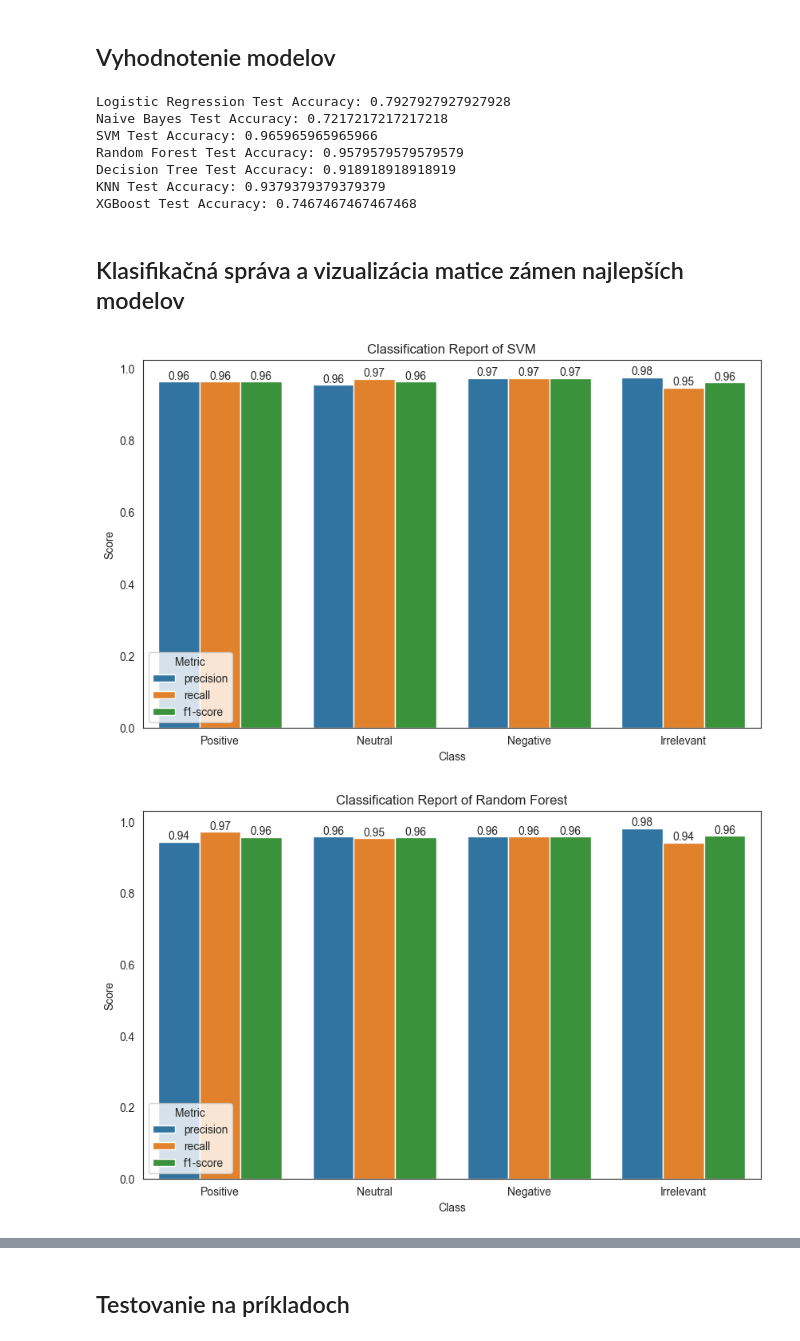
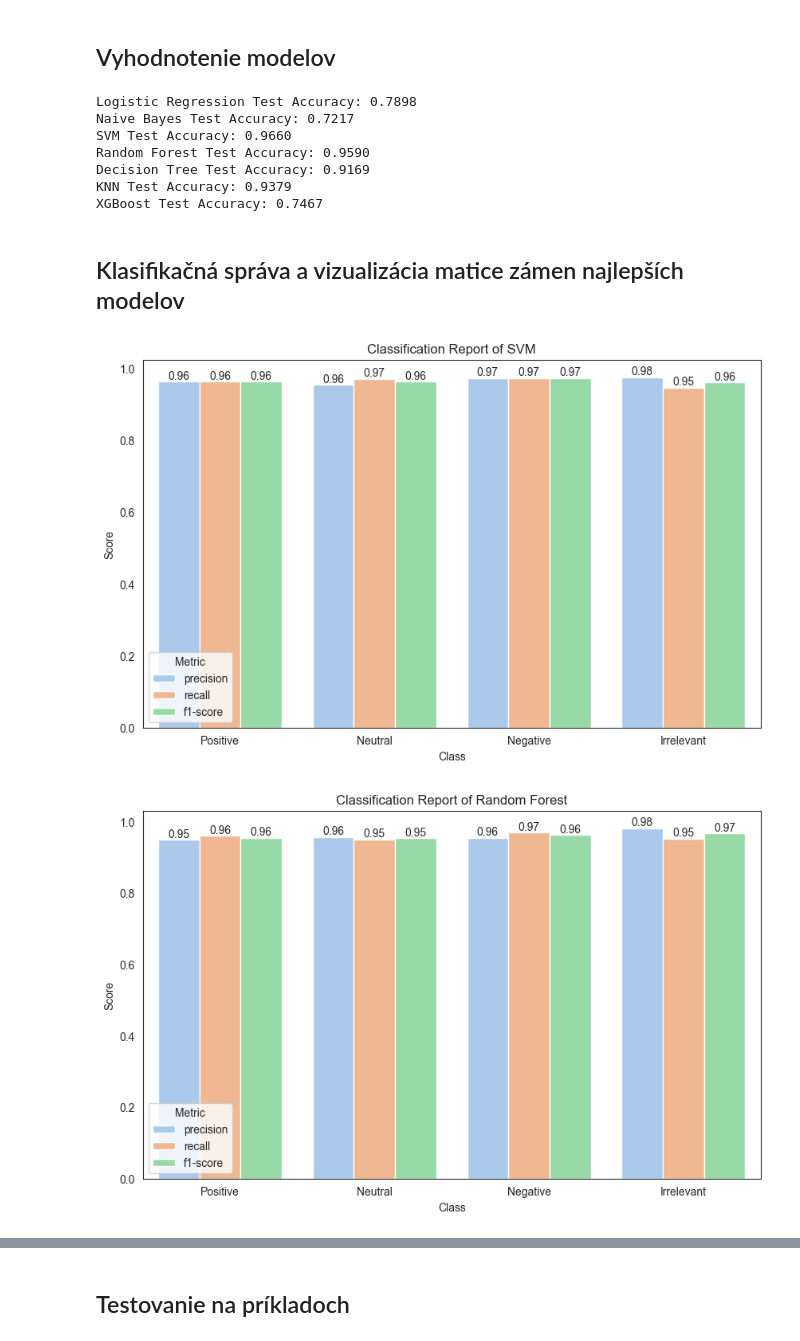
Before and after one commit to M4jkky/MZ-Sentiment-Analysis, a Jupyter notebook: sentiment-analysis.ipynb, the cells around one changed output, grey strips where cells are left out. Saved outputs shown, nothing was run; the diff lists cells and outputs as text; code cells hidden in the pictures.

```diff
--- a/sentiment-analysis.ipynb
+++ b/sentiment-analysis.ipynb
@@ -171,7 +177,7 @@ X_train, X_val, y_train, y_val = train_test_split(X_train, y_train, test_size=0.
 # %% [markdown]
 ## Modelovanie
 # %%
-logistic_regression = LogisticRegression()
+logistic_regression = LogisticRegression(max_iter=200)
 naive_bayes = MultinomialNB()
 svm = SVC()
 random_forest = RandomForestClassifier()
@@ -220,15 +219,15 @@ XGBoost Validation Accuracy: 0.6337679856115108
 # %%
 for name, model in models:
     y_pred = model.predict(X_test)
-    print(f"{name} Test Accuracy: {accuracy_score(y_test, y_pred)}")
+    print(f"{name} Test Accuracy: {accuracy_score(y_test, y_pred):.4f}")
 # %% [output]
-Logistic Regression Test Accuracy: 0.7927927927927928
-Naive Bayes Test Accuracy: 0.7217217217217218
-SVM Test Accuracy: 0.965965965965966
-Random Forest Test Accuracy: 0.9579579579579579
-Decision Tree Test Accuracy: 0.918918918918919
-KNN Test Accuracy: 0.9379379379379379
-XGBoost Test Accuracy: 0.7467467467467468
+Logistic Regression Test Accuracy: 0.7898
+Naive Bayes Test Accuracy: 0.7217
+SVM Test Accuracy: 0.9660
+Random Forest Test Accuracy: 0.9590
+Decision Tree Test Accuracy: 0.9169
+KNN Test Accuracy: 0.9379
+XGBoost Test Accuracy: 0.7467
 # %% [markdown]
 ## Klasifikačná správa a vizualizácia matice zámen najlepších modelov
 # %%
@@ -241,33 +240,33 @@ best_models = (
 sns.set_style("white")
 
 target_names = ["Positive", "Neutral", "Negative", "Irrelevant"]
 
 for name, model in best_models:
     y_pred = model.predict(X_test)
     report = classification_report(y_test, y_pred, target_names=target_names, output_dict=True)
     report_df = pd.DataFrame(report).transpose().reset_index()
 
     report_melted = report_df.melt(id_vars='index', value_vars=['precision', 'recall', 'f1-score'], var_name='metric', value_name='score')
     report_melted = report_melted[~report_melted['index'].isin(['accuracy', 'macro avg', 'weighted avg'])]
 
     plt.figure(figsize=(10, 6))
-    ax = sns.barplot(x='index', y='score', hue='metric', data=report_melted)
+    ax = sns.barplot(x='index', y='score', hue='metric', data=report_melted, palette='pastel')
 
     for container in ax.containers:
         ax.bar_label(container, fmt='%.2f')
 
     plt.title(f'Classification Report of {name}')
     plt.xlabel('Class')
     plt.ylabel('Score')
     plt.legend(title='Metric')
     plt.show()
 
 for name, model in best_models:
     sns.heatmap(confusion_matrix(y_test, model.predict(X_test)), annot=True, cmap='Blues', linewidths=5, fmt='d', xticklabels=target_names, yticklabels=target_names, cbar=False)
     plt.title(f'CM of {name}')
     plt.xlabel('True')
     plt.ylabel('Predicted')
     plt.show()
 # %% [output]
-[figure, old version]
+[figure, new version]
-[figure, old version]
+[figure, new version]
```
Also changed, not shown: parts of 4 cells of this notebook.
